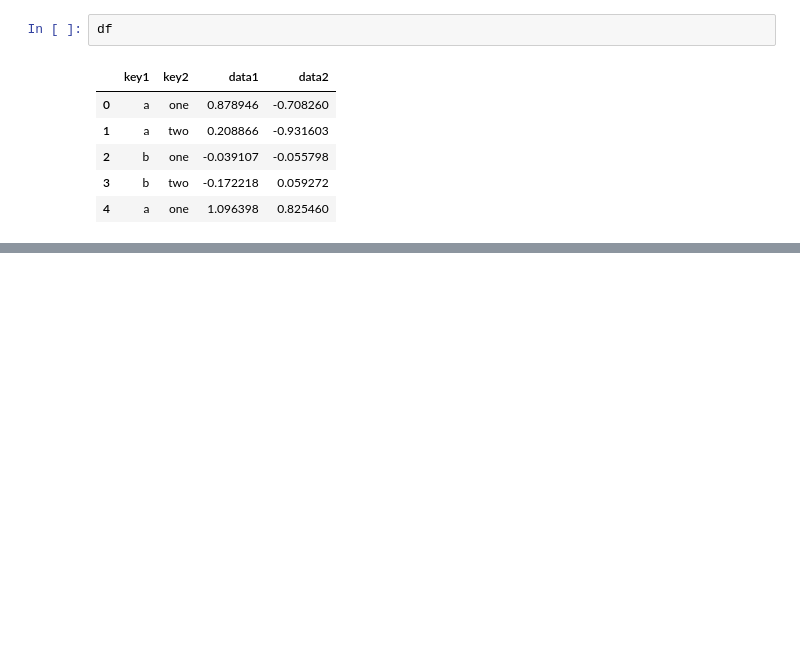
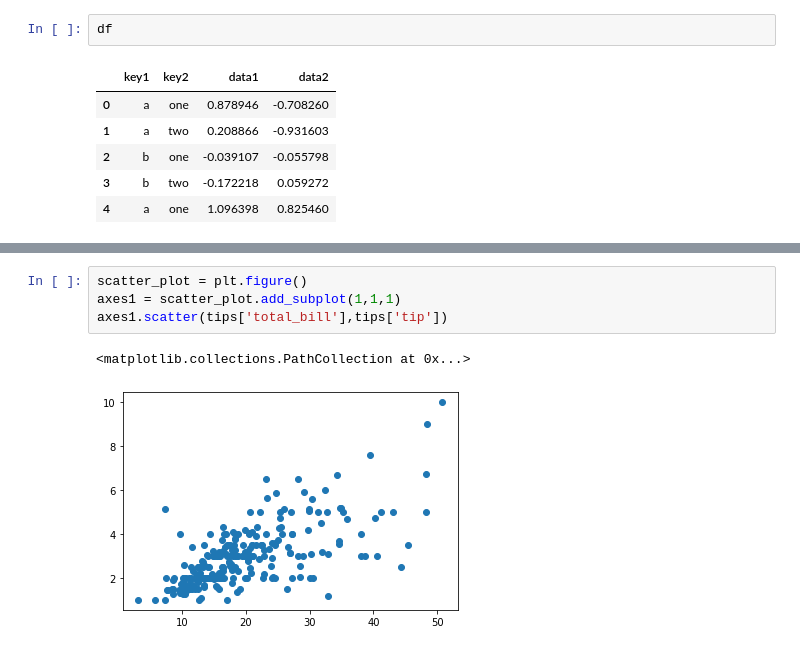
Before and after one commit to JunyoungYhim/python220621, a Jupyter notebook: Untitled-1.ipynb, the cells around one changed output, grey strips where cells are left out. Cells and saved outputs as stored; diff of their text form; blank space fills up the shorter version.

```diff
--- a/Untitled-1.ipynb
+++ b/Untitled-1.ipynb
@@ -15,0 +223,7 @@ df
+# %%
+scatter_plot = plt.figure()
+axes1 = scatter_plot.add_subplot(1,1,1)
+axes1.scatter(tips['total_bill'],tips['tip'])
+# %% [output]
+<matplotlib.collections.PathCollection at 0x...>
+[figure, added]
```
Also changed, not shown: parts of 20 cells of this notebook.
